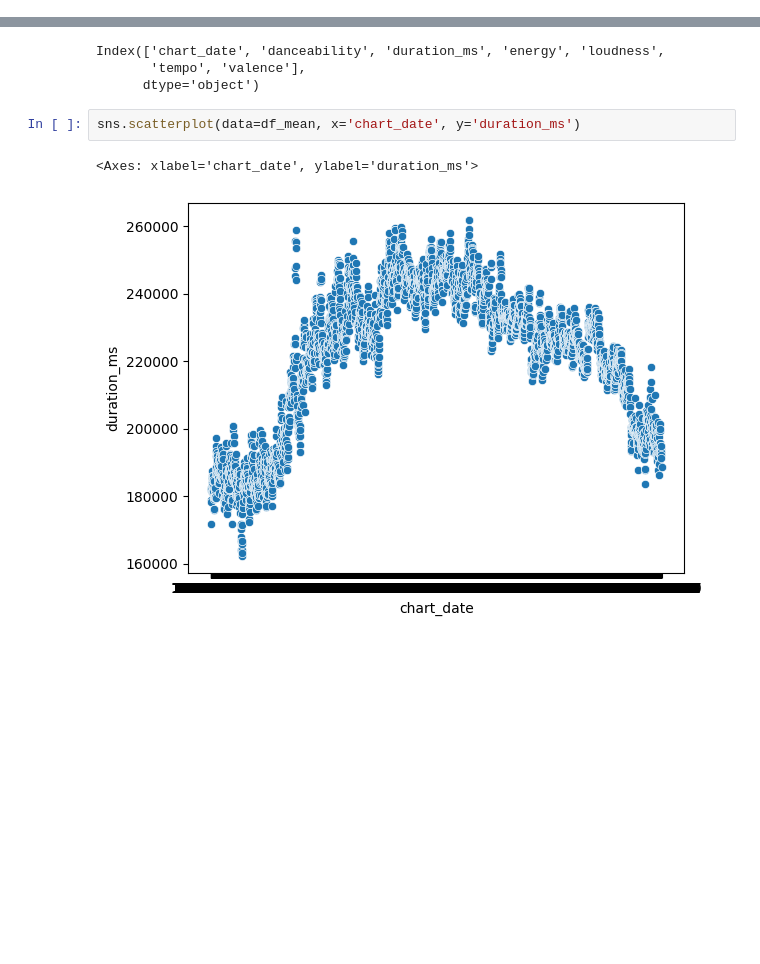
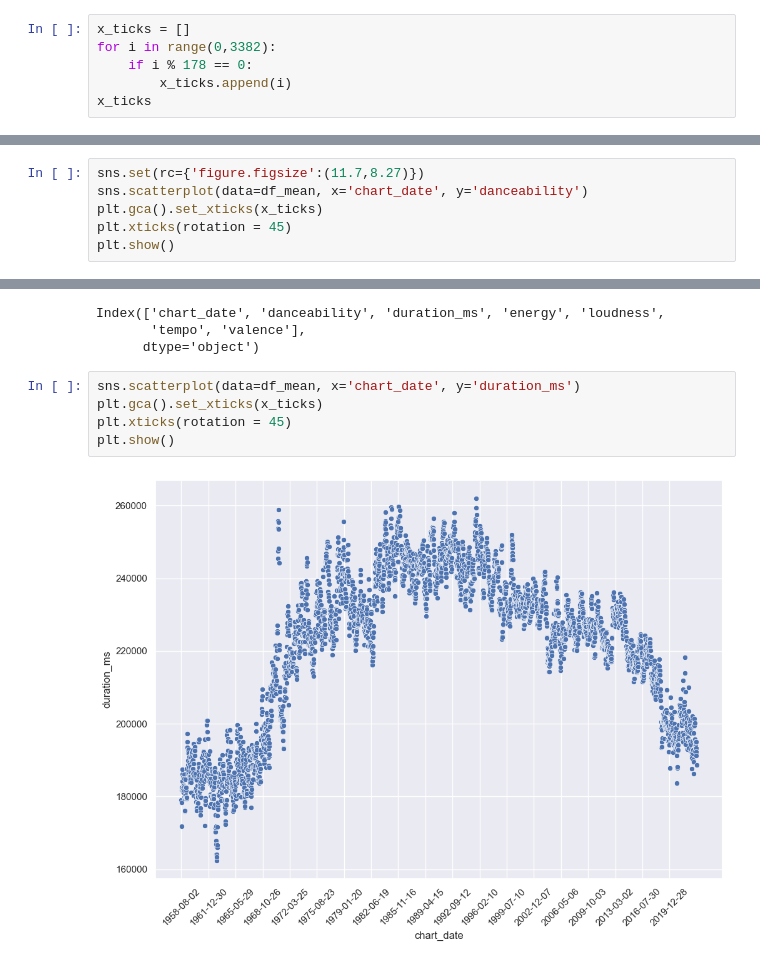
Before and after one commit to ronanhansel/billboard-music-trend, a Jupyter notebook: main.ipynb, the cells around one changed output, grey strips where cells are left out. Saved outputs shown, nothing was run; the diff lists cells and outputs as text; blank space fills up the shorter version.

Commit message:
EDA graphs

```diff
--- a/main.ipynb
+++ b/main.ipynb
@@ -831,0 +829,6 @@ sns.scatterplot(data=df_mean, x='chart_date', y='danceability')
+# %%
+x_ticks = []
+for i in range(0,3382):
+    if i % 178 == 0:
+        x_ticks.append(i)
+x_ticks
@@ -831,0 +855,6 @@ sns.scatterplot(data=df_mean, x='chart_date', y='danceability')
+# %%
+sns.set(rc={'figure.figsize':(11.7,8.27)})
+sns.scatterplot(data=df_mean, x='chart_date', y='danceability')
+plt.gca().set_xticks(x_ticks)
+plt.xticks(rotation = 45)
+plt.show()
@@ -837,8 +868,10 @@ Index(['chart_date', 'danceability', 'duration_ms', 'energy', 'loudness',
       dtype='object')
 # %%
 sns.scatterplot(data=df_mean, x='chart_date', y='duration_ms')
+plt.gca().set_xticks(x_ticks)
+plt.xticks(rotation = 45)
+plt.show()
 # %% [output]
-<Axes: xlabel='chart_date', ylabel='duration_ms'>
-[figure, old version]
+[figure, new version]
 # %%
 sns.scatterplot(data=df_mean, x='chart_date', y='energy')
```
Also changed, not shown: parts of 8 cells of this notebook.
